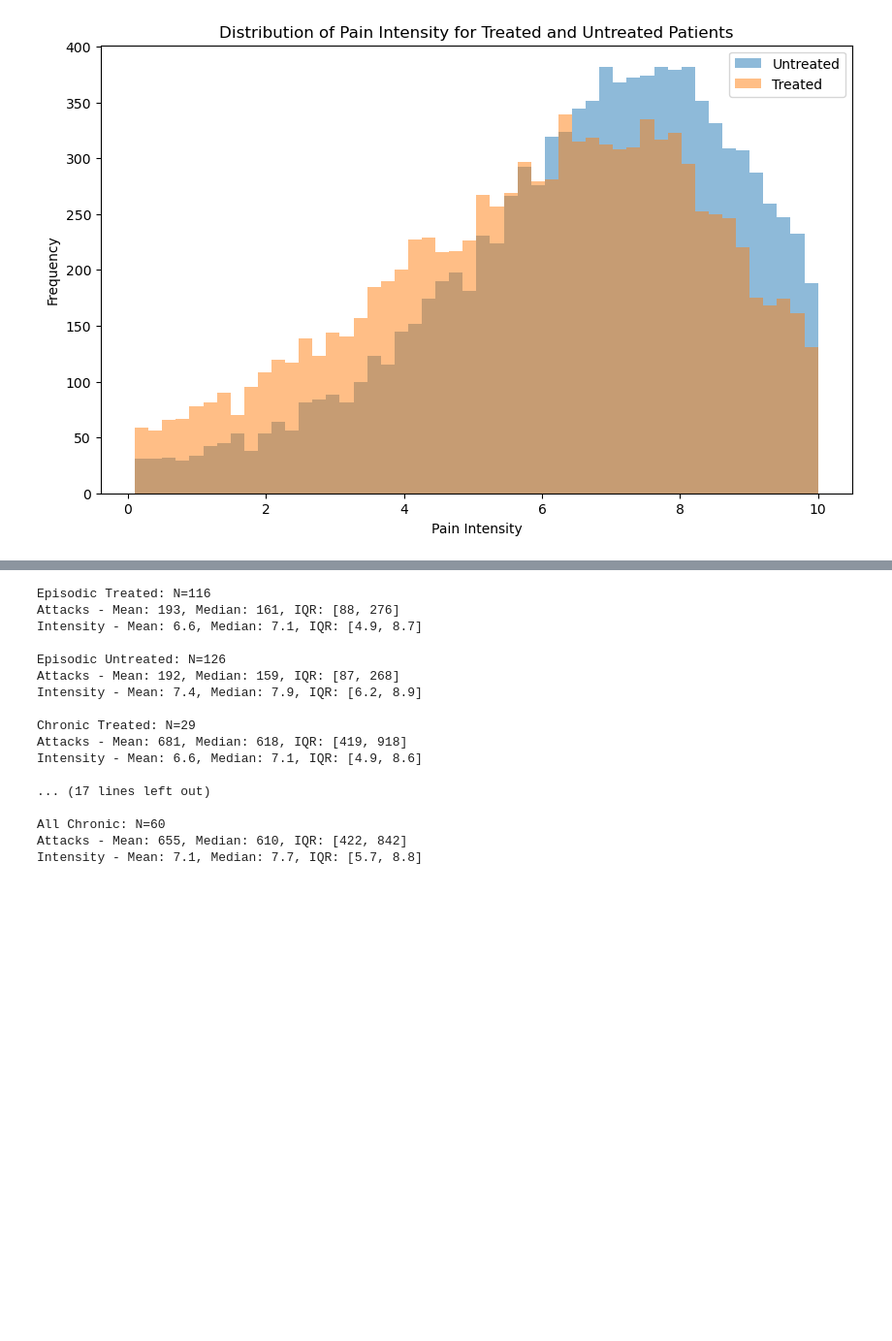
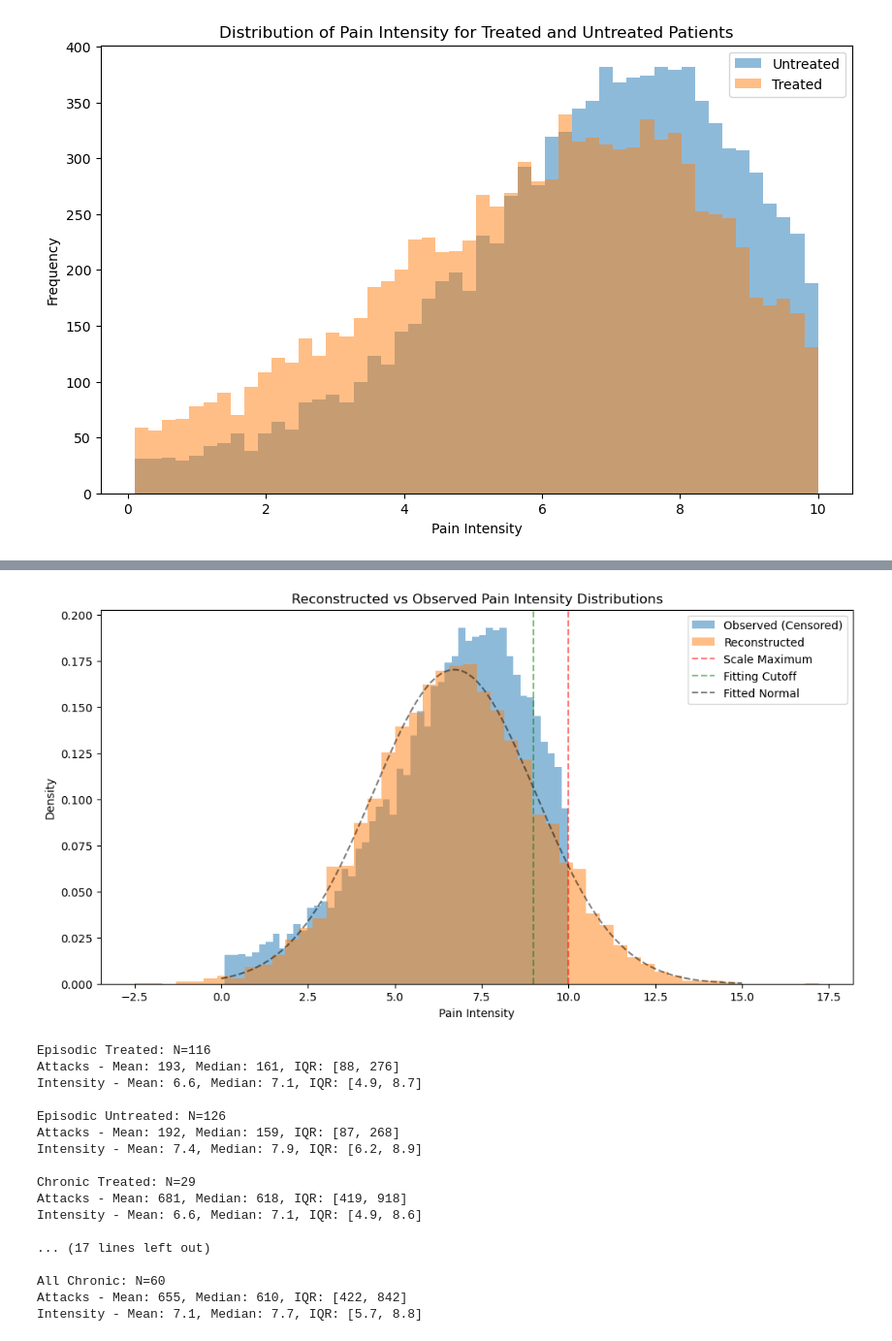
Before and after one commit to aph-research/cluster-headaches, a Jupyter notebook: Cluster headache full model.ipynb, the cells around one changed output, grey strips where cells are left out. Shown at 97% size. Drawn from its saved outputs; the diff is of its cells as text; code cells hidden in the pictures; blank space fills up the shorter version.

Commit message:
Paper plot for ceiling effect

```diff
--- a/Cluster headache full model.ipynb
+++ b/Cluster headache full model.ipynb
@@ -969,3 +944,95 @@ Proportion with very severe pain (>9.8):
 Untreated: 1.88%
 Treated: 1.31%
 [figure]
+# %%
+import numpy as np
+from scipy.stats import norm, truncnorm
+from scipy.optimize import minimize
+import matplotlib.pyplot as plt
+
+def fit_truncated_normal(censored_data, cutoff=9.0):
+    """
+    Fit a normal distribution accounting for censoring above cutoff
+    """
+    # Initial parameter guesses using all data
+    initial_mean = np.mean(censored_data[censored_data < cutoff])
+    initial_std = np.std(censored_data[censored_data < cutoff])
+
+    # Function to minimize (negative log likelihood accounting for censoring)
+    def neg_log_likelihood(params):
+        mean, std = params
+        # Log likelihood for uncensored observations
+        uncensored = censored_data[censored_data < cutoff]
+        ll_uncensored = np.sum(norm.logpdf(uncensored, mean, std))
+
+        # Log likelihood for censored observations (probability of being >= cutoff)
+        n_censored = np.sum(censored_data >= cutoff)
+        prob_censored = norm.sf(cutoff, mean, std)  # Survival function
+        ll_censored = n_censored * np.log(prob_censored) if n_censored > 0 else 0
+
+        return -(ll_uncensored + ll_censored)
+
+    # Fit the parameters
+    result = minimize(neg_log_likelihood, [initial_mean, initial_std],
+                     bounds=((0, None), (0, None)))
+    fitted_mean, fitted_std = result.x
+
+    return fitted_mean, fitted_std
+
+def reconstruct_true_distribution(censored_data, n_samples=10000, cutoff=9.5):
+    """
+    Reconstruct the true distribution accounting for censoring
+    """
+    fitted_mean, fitted_std = fit_truncated_normal(censored_data, cutoff)
+    reconstructed = np.random.normal(fitted_mean, fitted_std, n_samples)
+
+    return reconstructed, fitted_mean, fitted_std
+
+def analyze_ceiling_effect_proper(censored_data, bins=50, cutoff=9.0):
+    """Analyze and visualize the ceiling effect"""
+    reconstructed, fitted_mean, fitted_std = reconstruct_true_distribution(censored_data, cutoff=cutoff)
+
+    plt.figure(figsize=(12, 6))
+
+    # Plot histograms
+    plt.hist(censored_data, bins=bins, alpha=0.5, label='Observed (Censored)', density=True)
+    plt.hist(reconstructed, bins=bins, alpha=0.5, label='Reconstructed', density=True)
+
+    # Add vertical lines
+    plt.axvline(x=10, color='r', linestyle='--', alpha=0.5, label='Scale Maximum')
+    plt.axvline(x=cutoff, color='g', linestyle='--', alpha=0.5, label='Fitting Cutoff')
+
+    # Add fitted normal curve
+    x = np.linspace(0, 15, 200)
+    y = norm.pdf(x, fitted_mean, fitted_std)
+    plt.plot(x, y, 'k--', alpha=0.5, label='Fitted Normal')
+
+    plt.xlabel('Pain Intensity')
+    plt.ylabel('Density')
+    plt.legend()
+    plt.title('Reconstructed vs Observed Pain Intensity Distributions')
+
+    # Print statistics
+    print("Observed data statistics:")
+    print(f"Mean: {np.mean(censored_data):.2f}")
+    print(f"Standard deviation: {np.std(censored_data):.2f}")
+
+    print(f"\nFitted parameters of underlying distribution:")
+    print(f"Mean: {fitted_mean:.2f}")
+    print(f"Standard deviation: {fitted_std:.2f}")
+
+    print(f"\nProportion of reconstructed values > 10: {np.mean(reconstructed > 10):.2%}")
+    print(f"Estimated true maximum (mean + 2*std): {fitted_mean + 2*fitted_std:.2f}")
+    print(f"\nProportion of observed values at ceiling (=10): {np.mean(censored_data >= 9.9):.2%}")
+
+    # Calculate the difference between means
+    mean_diff = fitted_mean - np.mean(censored_data)
+    print(f"\nDifference between fitted and observed means: {mean_diff:.2f}")
+
+    plt.show()
+
+# Generate censored data and analyze
+np.random.seed(42)
+censored = generate_max_pain_intensity(is_treated=False, size=10000)
+analyze_ceiling_effect_proper(censored)
+# %% [output]
@@ -972,3 +1053,4 @@ Treated: 1.31%
+[figure, added]
 # %%
 @dataclass
 class Attack:
```
Also changed, not shown: parts of 2 cells of this notebook, 2 other files.
